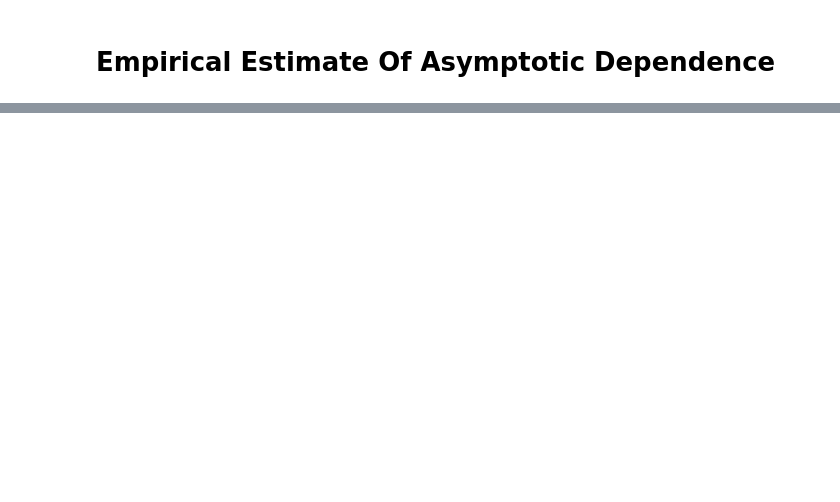
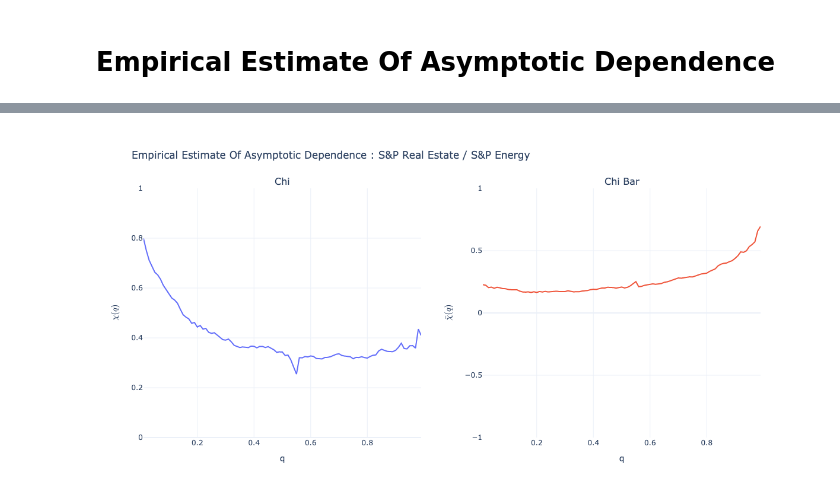
Before and after one commit to MegaCookies88/MSc.-Thesis-EVT-SP500, a Jupyter notebook: EDA_sectors.ipynb, the cells around one changed output, grey strips where cells are left out. Saved outputs shown, nothing was run; the diff lists cells and outputs as text; code cells hidden in the pictures; blank space fills up the shorter version.

```diff
--- a/EDA_sectors.ipynb
+++ b/EDA_sectors.ipynb
@@ -242,0 +258,4 @@ fig.show()
+# %%
+plot_chi(ll.iloc[:,1],ts2)
+# %% [output]
+[figure, added]
```
Also changed, not shown: parts of 8 cells of this notebook.
